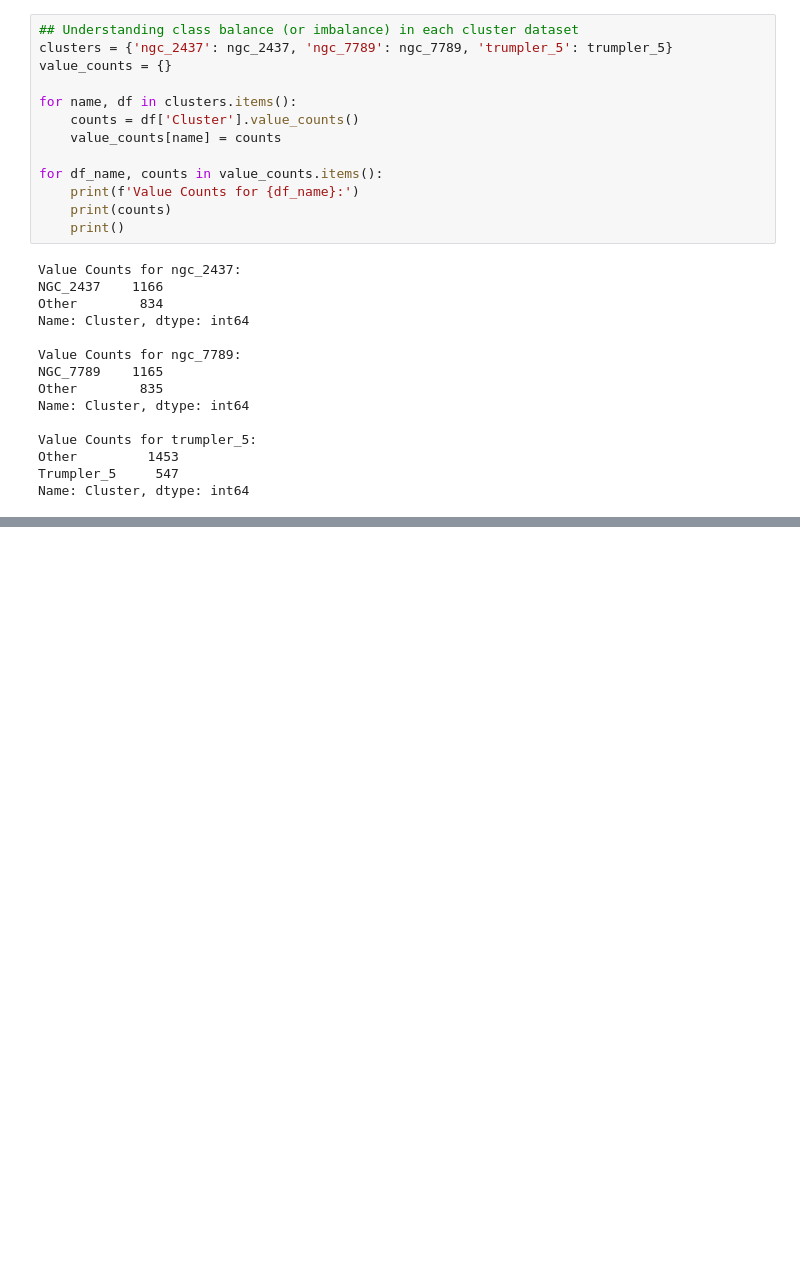
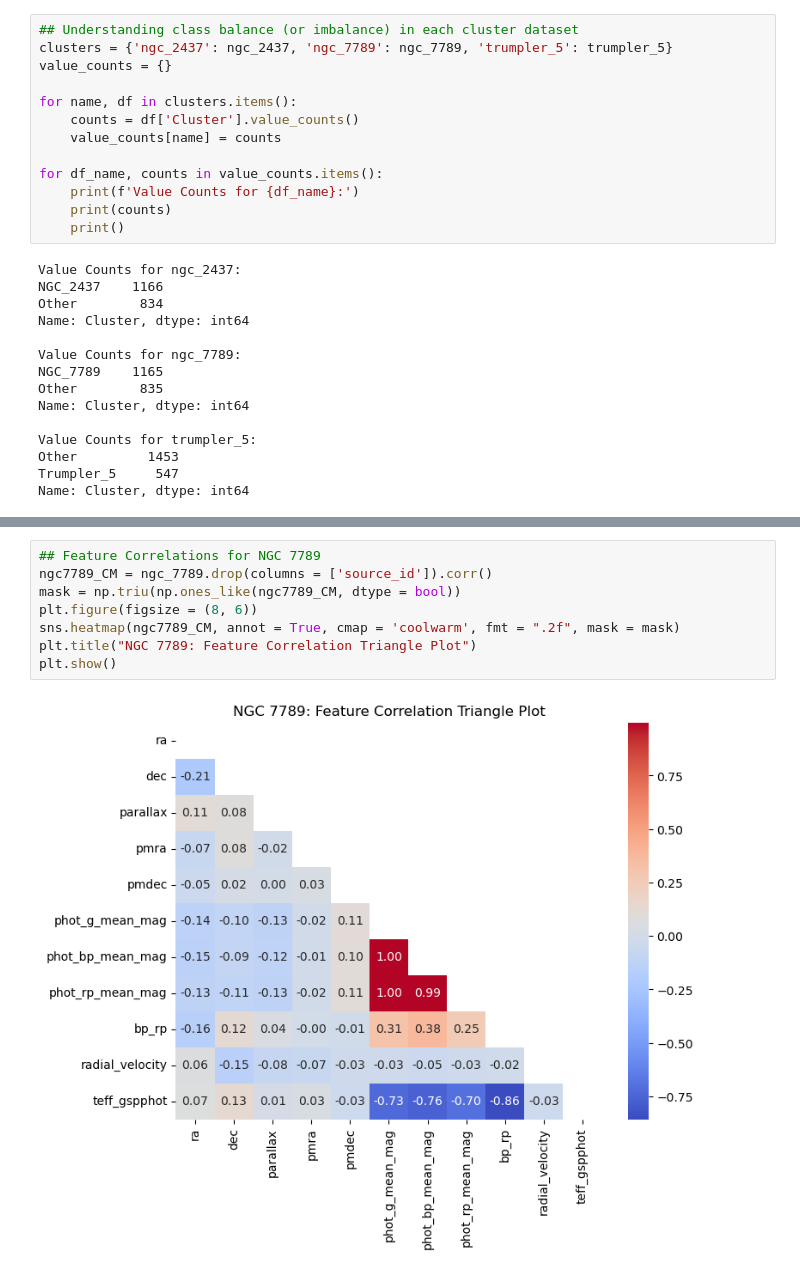
Before and after one commit to SakilaW/DATA301_Individual_Project, a Jupyter notebook: Code/Exploratory Data Analysis.ipynb, the cells around one changed output, grey strips where cells are left out. Cells and saved outputs as stored; diff of their text form; blank space fills up the shorter version.

```diff
--- a/Code/Exploratory Data Analysis.ipynb
+++ b/Code/Exploratory Data Analysis.ipynb
@@ -91,0 +132,10 @@ Name: Cluster, dtype: int64
+# %%
+## Feature Correlations for NGC 7789
+ngc7789_CM = ngc_7789.drop(columns = ['source_id']).corr()
+mask = np.triu(np.ones_like(ngc7789_CM, dtype = bool))
+plt.figure(figsize = (8, 6))
+sns.heatmap(ngc7789_CM, annot = True, cmap = 'coolwarm', fmt = ".2f", mask = mask)
+plt.title("NGC 7789: Feature Correlation Triangle Plot")
+plt.show()
+# %% [output]
+[figure, added]
```
Also changed, not shown: parts of 15 cells of this notebook.
